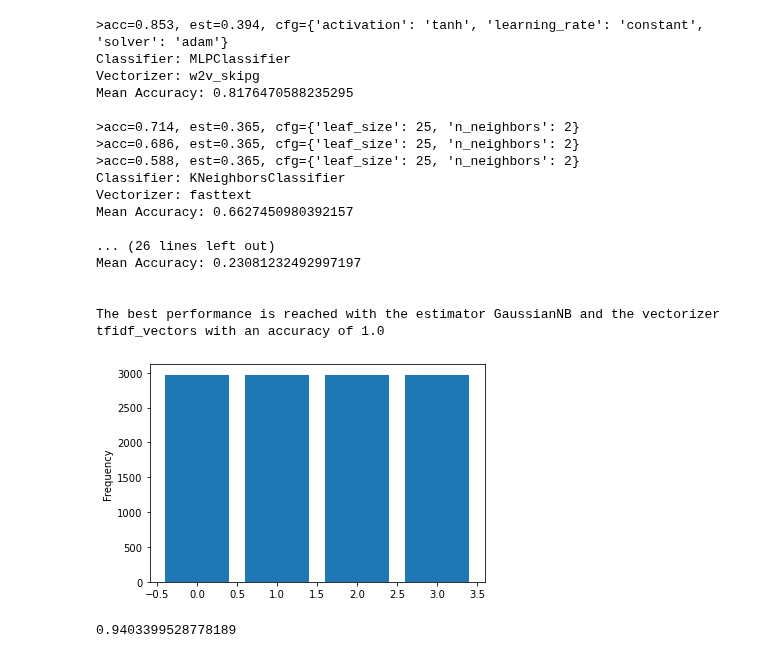
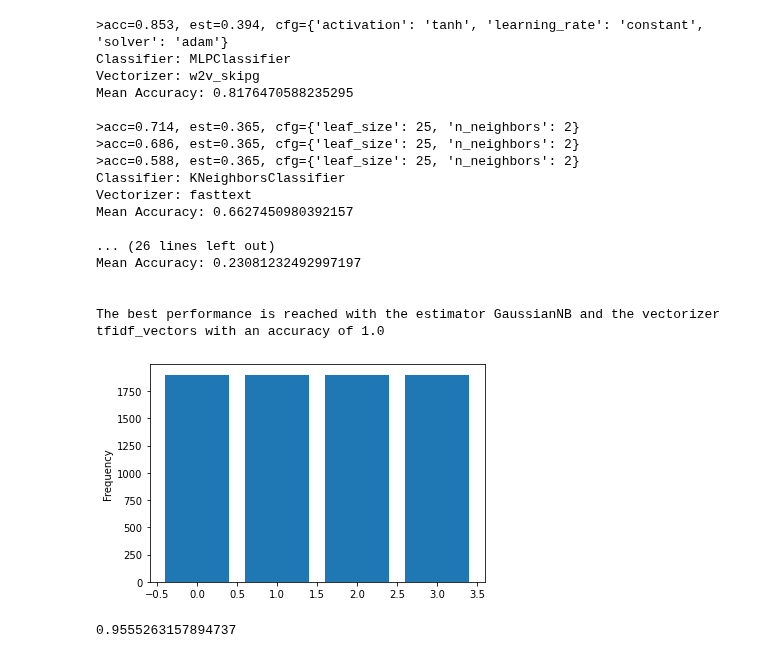
Before and after one commit to malte-koenig/AG_News_Classifier, a Jupyter notebook: main.ipynb, the cells around one changed output. Cells and saved outputs as stored; diff of their text form; code cells hidden in the pictures.

Commit message:
Fitted model on the test dataset

```diff
--- a/main.ipynb
+++ b/main.ipynb
@@ -414,21 +414,21 @@ Mean Accuracy: 0.23081232492997197
 
 
 The best performance is reached with the estimator GaussianNB and the vectorizer tfidf_vectors with an accuracy of 1.0
-# %%
-#Quick showcase, applying the model again on the training data
-
-#fractionize and undersample data
-train_data, train_target = balanced_fractionize(train_df, 0.1)
-
-vector_matrix = get_vectorMatrix(vectorizer_name, train_data)
-fitted_model = model.fit(vector_matrix, train_target['label'])
-predictions = fitted_model.predict(vector_matrix)
-
-# evaluate the model
-acc = accuracy_score(train_target, predictions)
-print(acc)
-
-#TODO: apply model on the test data and evaluate it
-# %% [output]
-[figure, removed]
-0.9403399528778189
+# %%
+#Apply the model to the test set
+
+#fractionize and undersample data
+test_data, test_target = balanced_fractionize(test_df, 1.0)
+
+vector_matrix = get_vectorMatrix(vectorizer_name, test_data)
+fitted_model = model.fit(vector_matrix, test_target['label'])
+predictions = fitted_model.predict(vector_matrix)
+
+# evaluate the model
+acc = accuracy_score(test_target, predictions)
+print(acc)
+
+#TODO: apply model on the test data and evaluate it
+# %% [output]
+[figure, added]
+0.9555263157894737
```
